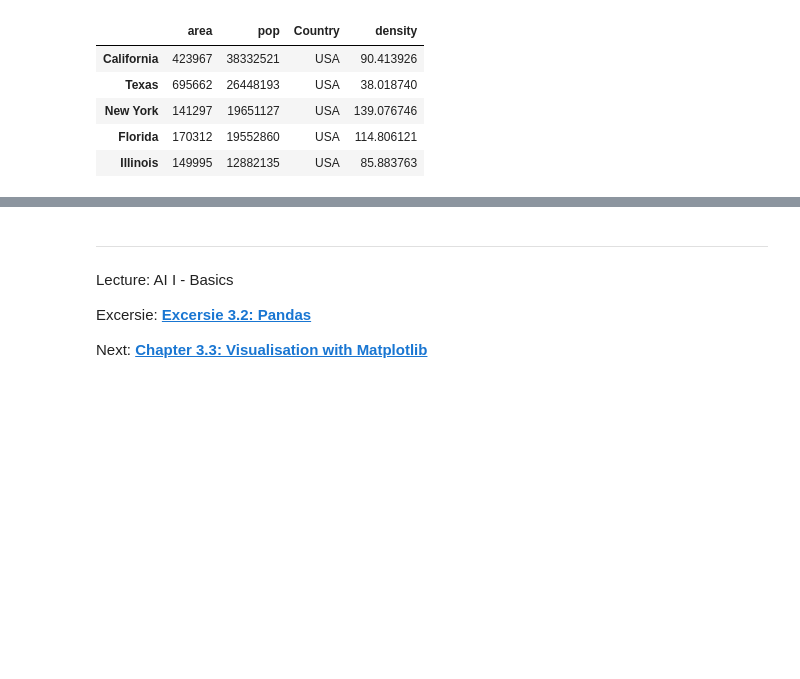
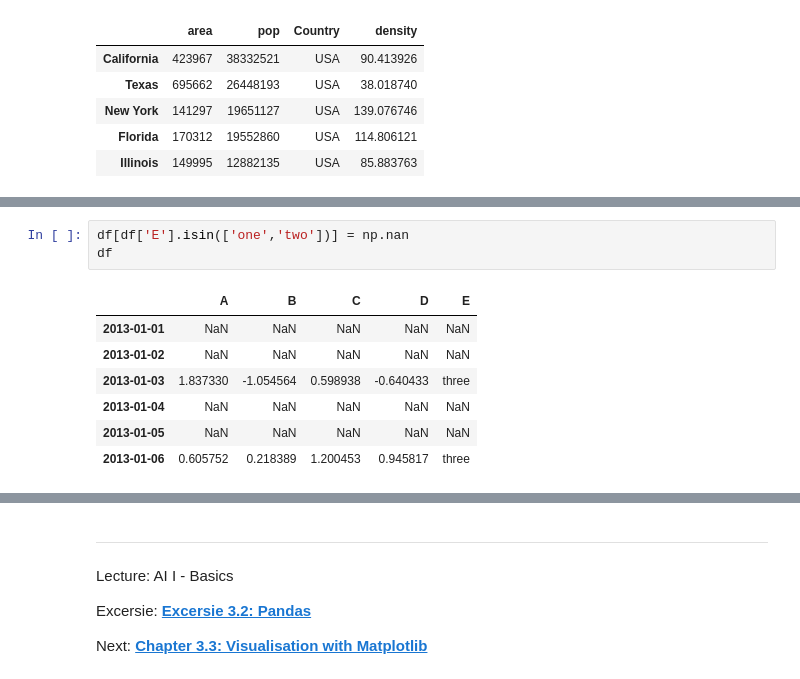
Before and after one commit to iLuckyW/lecture-ai-basics, a Jupyter notebook: chapter/03_data/02_pandas.ipynb, the cells around one changed output, grey strips where cells are left out. Cells and saved outputs as stored; diff of their text form; blank space fills up the shorter version.

```diff
--- a/chapter/03_data/02_pandas.ipynb
+++ b/chapter/03_data/02_pandas.ipynb
@@ -1063,0 +1169,11 @@ data
+# %%
+df[df['E'].isin(['one','two'])] = np.nan
+df
+# %% [output]
+|  | A | B | C | D | E |
+| 2013-01-01 | NaN | NaN | NaN | NaN | NaN |
+| 2013-01-02 | NaN | NaN | NaN | NaN | NaN |
+| 2013-01-03 | 1.837330 | -1.054564 | 0.598938 | -0.640433 | three |
+| 2013-01-04 | NaN | NaN | NaN | NaN | NaN |
+| 2013-01-05 | NaN | NaN | NaN | NaN | NaN |
+| 2013-01-06 | 0.605752 | 0.218389 | 1.200453 | 0.945817 | three |
```
Also changed, not shown: parts of 42 cells of this notebook.
